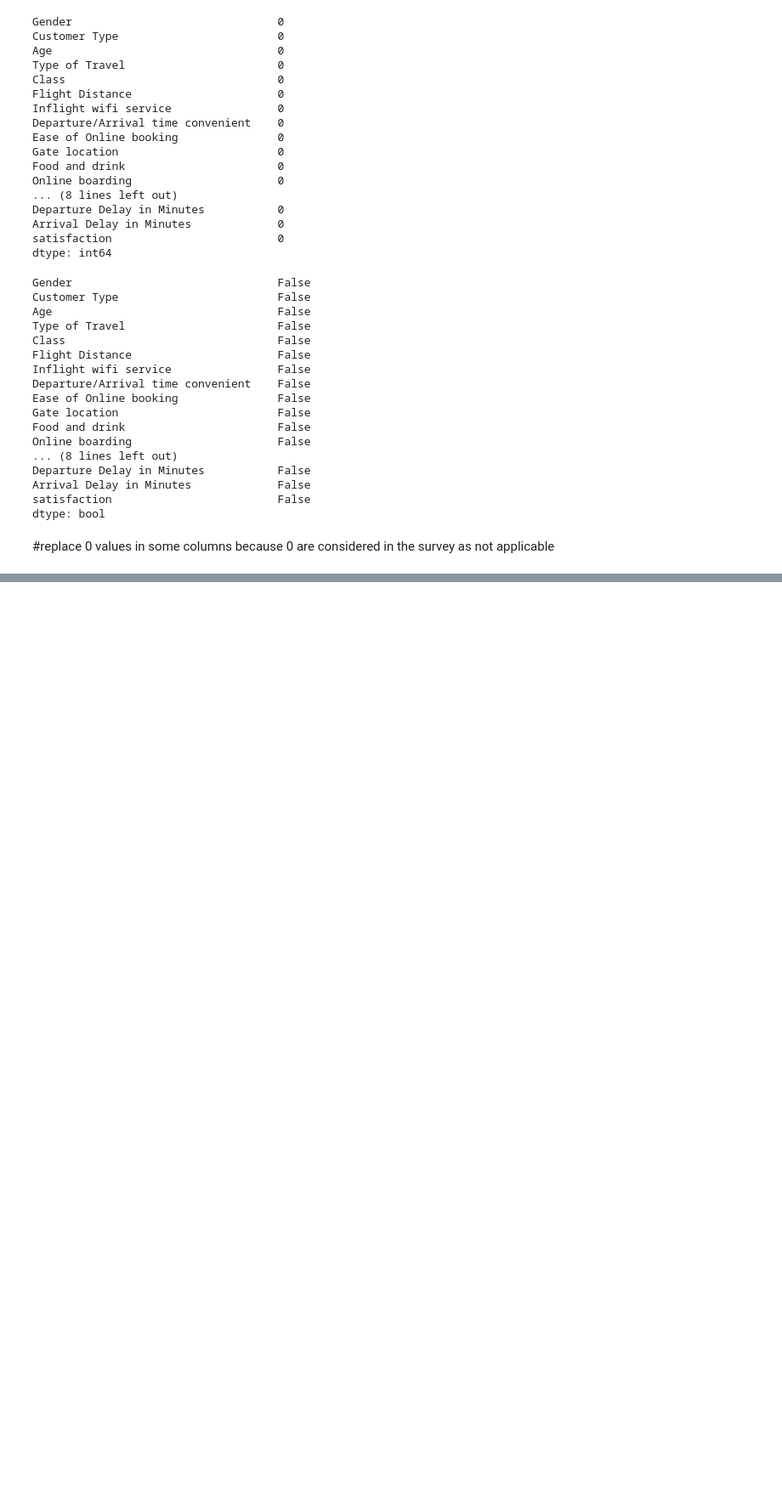
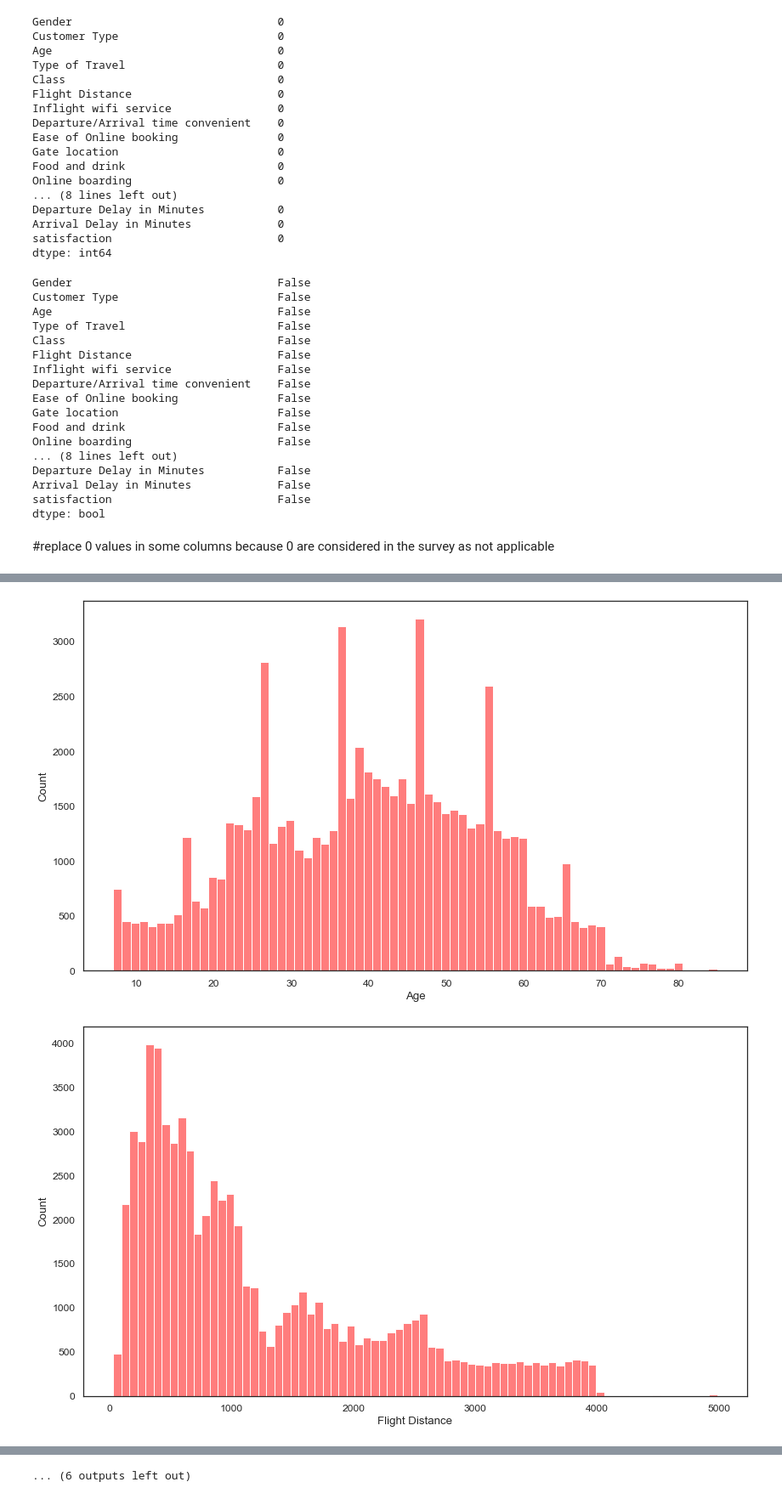
Before and after one commit to techols/Module2_FinalProject, a Jupyter notebook: Customer_satisfaction.ipynb, the cells around one changed output, grey strips where cells are left out. Shown at 85% size. Drawn from its saved outputs; the diff is of its cells as text; code cells hidden in the pictures; blank space fills up the shorter version.

```diff
--- a/Customer_satisfaction.ipynb
+++ b/Customer_satisfaction.ipynb
@@ -191,0 +285,9 @@ clear
+# %%
+for col in data.columns:
+    if col not in category:
+        plt.figure(figsize=(14,8))
+        sns.histplot(data[col], color="#ff5252")
+        plt.show()
+# %% [output]
+[figure, added]
+[figure, added]
@@ -191,0 +304 @@ clear
+... (6 outputs left out)
```
Also changed, not shown: parts of 60 cells of this notebook, 2 other files.
